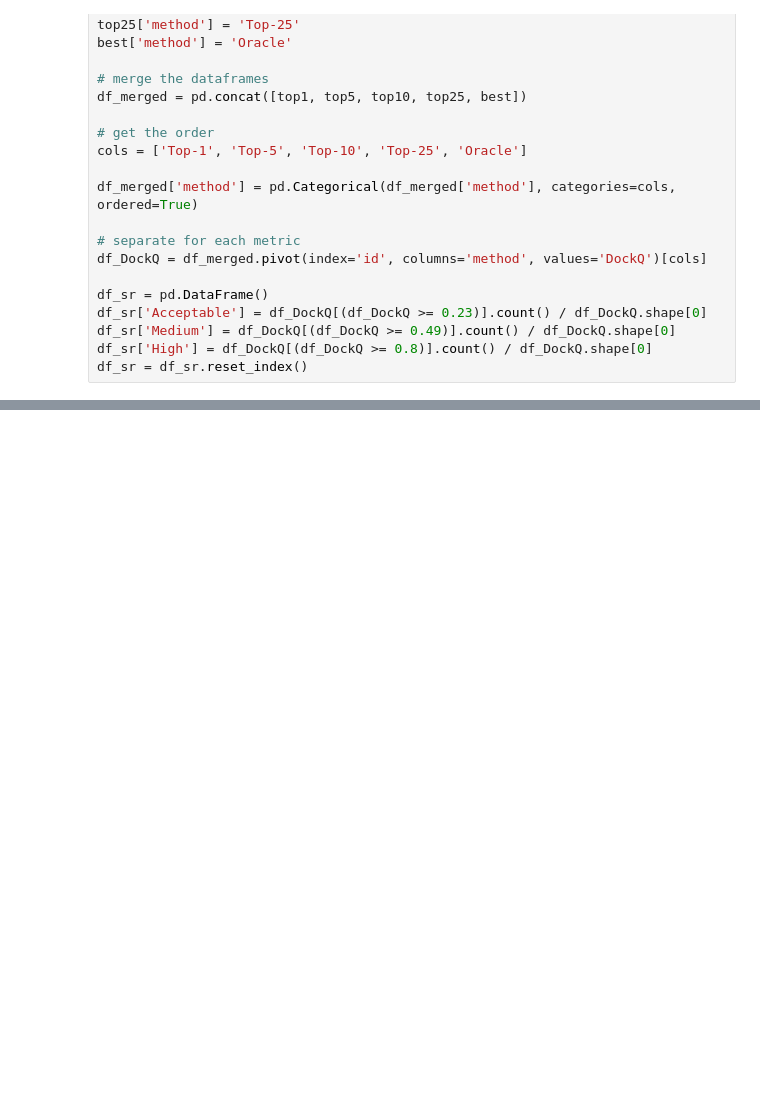
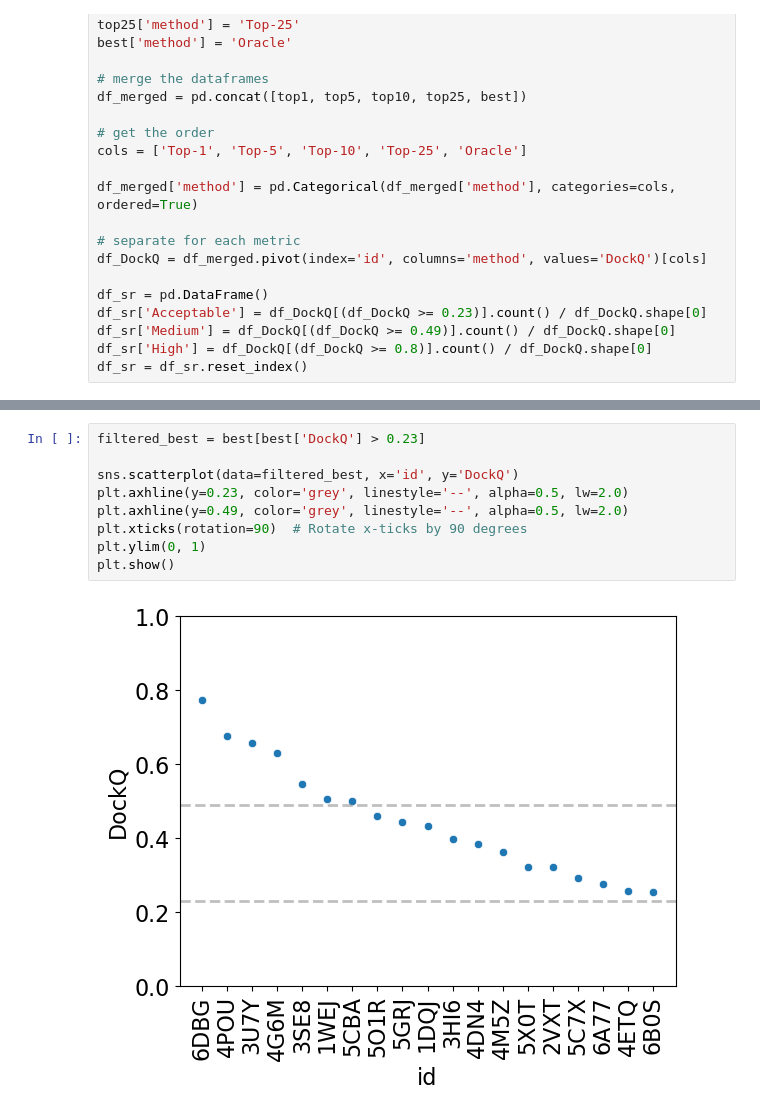
Before and after one commit to Graylab/DFMDock, a Jupyter notebook: scripts/notebooks/plot.ipynb, the cells around one changed output, grey strips where cells are left out. Saved outputs shown, nothing was run; the diff lists cells and outputs as text; blank space fills up the shorter version.

```diff
--- a/scripts/notebooks/plot.ipynb
+++ b/scripts/notebooks/plot.ipynb
@@ -118,0 +142,11 @@ plt.show()
+# %%
+filtered_best = best[best['DockQ'] > 0.23]
+
+sns.scatterplot(data=filtered_best, x='id', y='DockQ')
+plt.axhline(y=0.23, color='grey', linestyle='--', alpha=0.5, lw=2.0)
+plt.axhline(y=0.49, color='grey', linestyle='--', alpha=0.5, lw=2.0)
+plt.xticks(rotation=90)  # Rotate x-ticks by 90 degrees
+plt.ylim(0, 1)
+plt.show()
+# %% [output]
+[figure, added]
```
Also changed, not shown: parts of 4 cells of this notebook, 3 other files.
